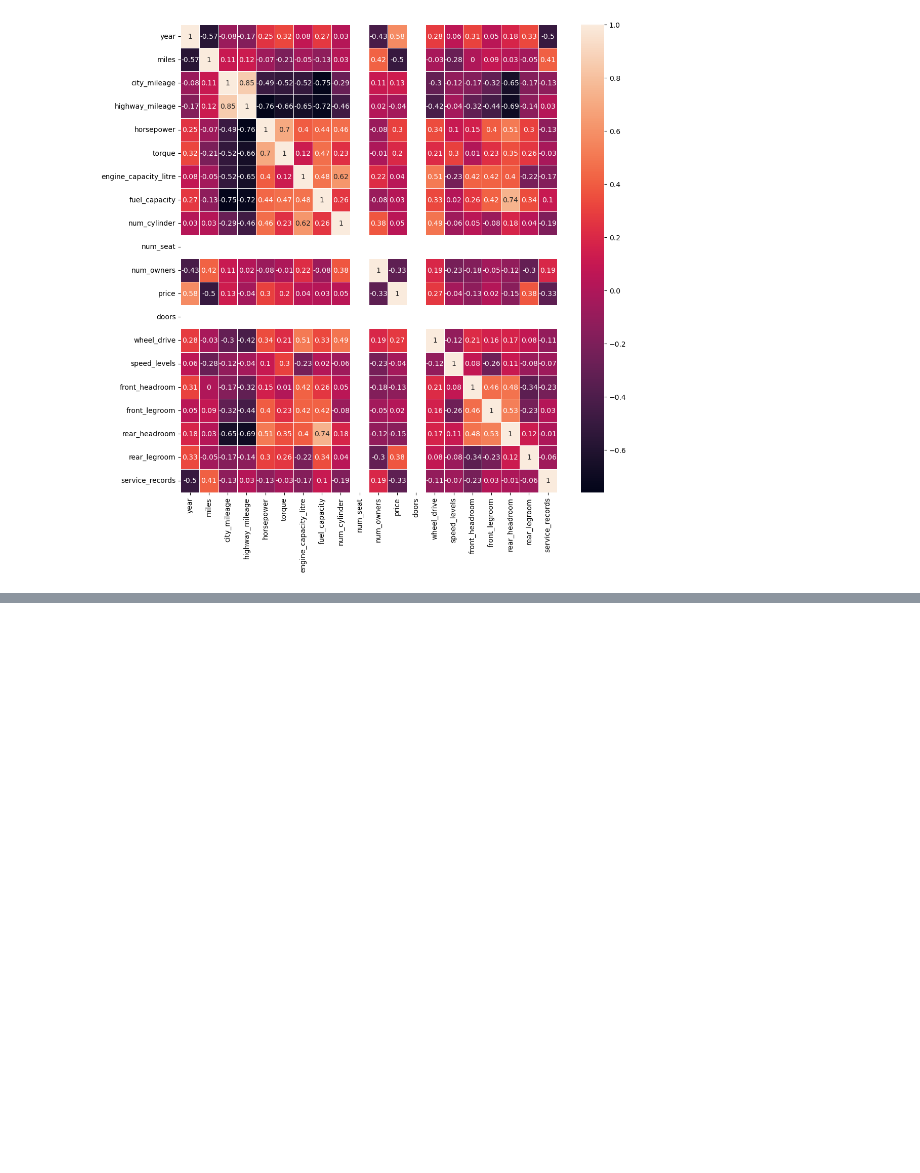
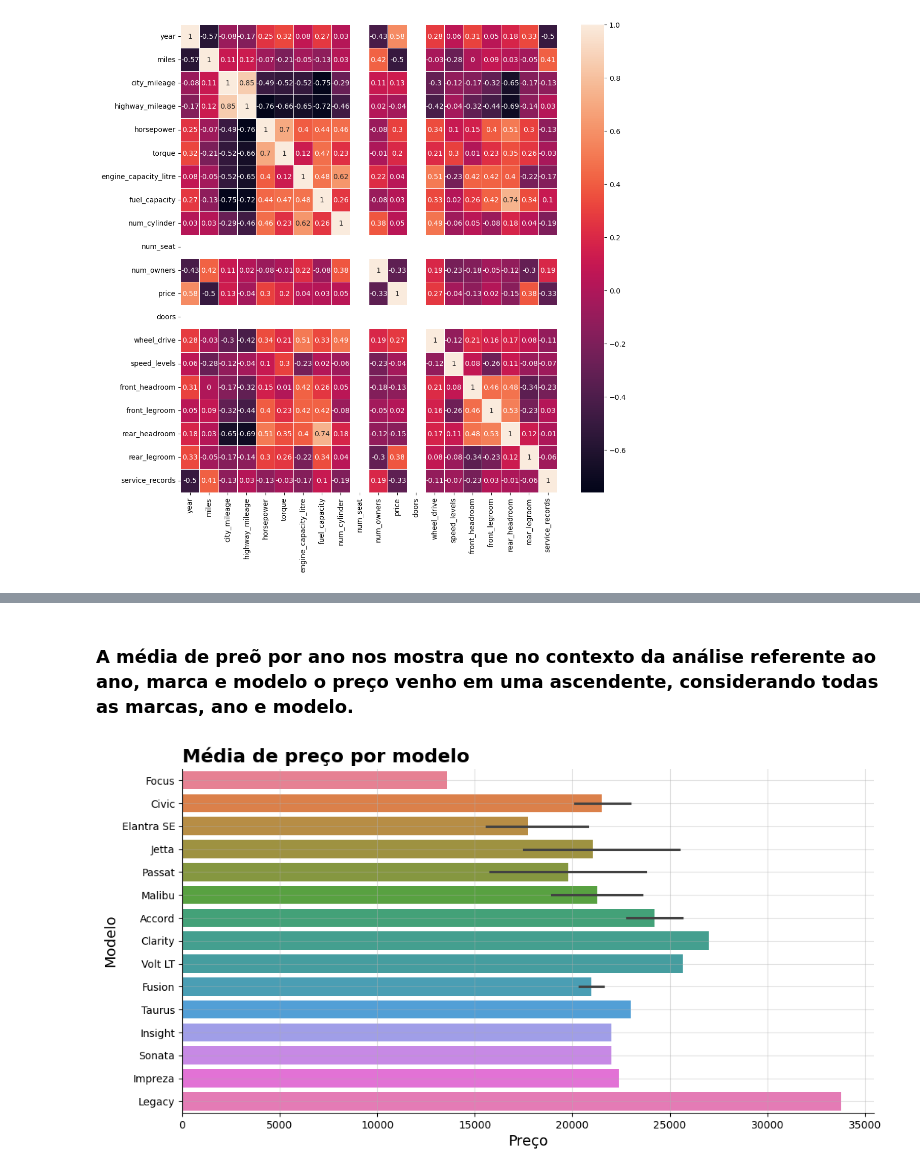
Before and after one commit to JacksonvBarbosa/Analise_Carros, a Jupyter notebook: cars_ml.ipynb, the cells around one changed output, grey strips where cells are left out. Drawn from its saved outputs; the diff is of its cells as text; code cells hidden in the pictures; blank space fills up the shorter version.

```diff
--- a/cars_ml.ipynb
+++ b/cars_ml.ipynb
@@ -234,0 +292,15 @@ plt.show()
+# %% [markdown]
+### A média de preõ por ano nos mostra que no contexto da análise referente ao ano, marca e modelo o preço venho em uma ascendente, considerando todas as marcas, ano e modelo.
+# %%
+plt.figure(figsize=(12,6))
+
+sns.barplot(data=media_preco_ano, x='price', y='model', hue='model')
+plt.title('Média de preço por modelo', loc='left', fontsize=18, fontweight= 'bold')
+plt.xlabel('Preço', fontsize=14)
+plt.ylabel('Modelo', fontsize=14)
+#plt.ylim(0,37000)
+plt.grid(alpha=0.4)
+sns.despine()
+plt.show()
+# %% [output]
+[figure, added]
```
Also changed, not shown: parts of 34 cells of this notebook.
